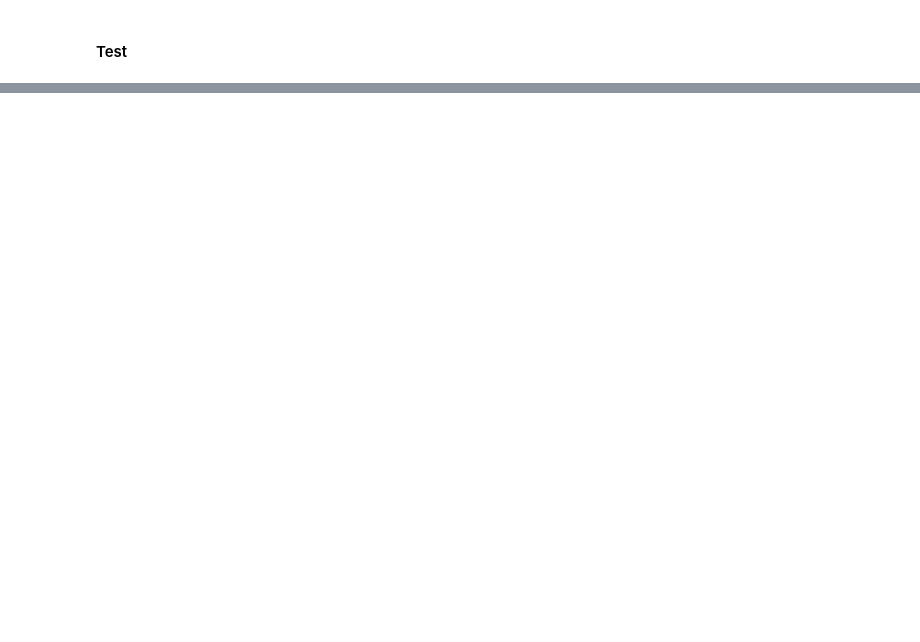
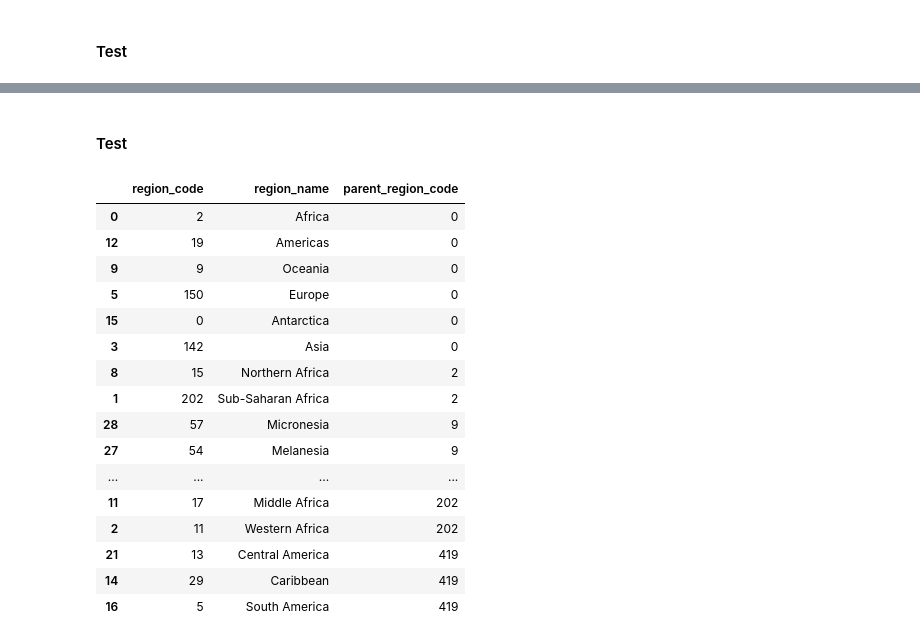
Before and after one commit to skustes/UN-Regions-and-Countries, a Jupyter notebook: Countries & UN Regions.ipynb, the cells around one changed output, grey strips where cells are left out. Cells and saved outputs as stored; diff of their text form; code cells hidden in the pictures; blank space fills up the shorter version.

```diff
--- a/Countries & UN Regions.ipynb
+++ b/Countries & UN Regions.ipynb
@@ -124 +217,10 @@ AttributeError: 'DataFrame' object has no attribute 'unique'
+# %%
+countries['least_developed_countries'].fillna( 0, inplace=True )
+countries['least_developed_countries'].replace( 'x', 1, inplace=True )
+
+countries['landlocked_developing_countries'].fillna( 0, inplace=True )
+countries['landlocked_developing_countries'].replace( 'x', 1, inplace=True )
+
+countries['small_island_developing_states'].fillna( 0, inplace=True )
+countries['small_island_developing_states'].replace( 'x', 1, inplace=True )
 # %% [markdown]
@@ -125,0 +296,34 @@ AttributeError: 'DataFrame' object has no attribute 'unique'
+# %%
+# Create an empty dataframe for holding the regions
+regions = pd.DataFrame( columns=['region_code','region_name','parent_region_code'] )
+
+# Iterrate through the countries to extract the UN region information
+for row in countries.itertuples():
+    # Get the region information from this row
+    region_code = row.region_code
+    region_name = row.region_name if region_code != 0 else 'Antarctica' # Antarctica is the sole exception so make it a top-level region
+    subregion_code = row.subregion_code
+    subregion_name = row.subregion_name
+    intermediate_region_code = row.intermediate_region_code
+    intermediate_region_name = row.intermediate_region_name
+
+    # If region doesn't exist in regions dataframe already, add it
+    if region_code not in regions['region_code'].unique():
+        regions = regions.append( { 'region_code': region_code,
+                                    'region_name': region_name,
+                                    'parent_region_code': 0 },
+                                    ignore_index=True )
+
+    # If subregion doesn't exist in regions dataframe already, add it
+    if ( subregion_code != 0 ) & ( subregion_code not in regions['region_code'].unique() ):
+        regions = regions.append( { 'region_code': subregion_code,
+                                    'region_name': subregion_name,
+                                    'parent_region_code': region_code },
+                                    ignore_index=True )
+
+    # If intermediate region doesn't exist in regions dataframe already, add it
+    if ( intermediate_region_code != 0 ) & ( intermediate_region_code not in regions['region_code'].unique() ):
+        regions = regions.append( { 'region_code': intermediate_region_code,
+                                    'region_name': intermediate_region_name,
+                                    'parent_region_code': subregion_code },
+                                    ignore_index=True )
@@ -125,0 +344,22 @@ AttributeError: 'DataFrame' object has no attribute 'unique'
+# %% [markdown]
+#### Test
+# %%
+regions.sort_values( 'parent_region_code' )
+# %% [output]
+|  | region_code | region_name | parent_region_code |
+| 0 | 2 | Africa | 0 |
+| 12 | 19 | Americas | 0 |
+| 9 | 9 | Oceania | 0 |
+| 5 | 150 | Europe | 0 |
+| 15 | 0 | Antarctica | 0 |
+| 3 | 142 | Asia | 0 |
+| 8 | 15 | Northern Africa | 2 |
+| 1 | 202 | Sub-Saharan Africa | 2 |
+| 28 | 57 | Micronesia | 9 |
+| 27 | 54 | Melanesia | 9 |
+| ... | ... | ... | ... |
+| 11 | 17 | Middle Africa | 202 |
+| 2 | 11 | Western Africa | 202 |
+| 21 | 13 | Central America | 419 |
+| 14 | 29 | Caribbean | 419 |
+| 16 | 5 | South America | 419 |
```
Also changed, not shown: parts of 89 cells of this notebook.
